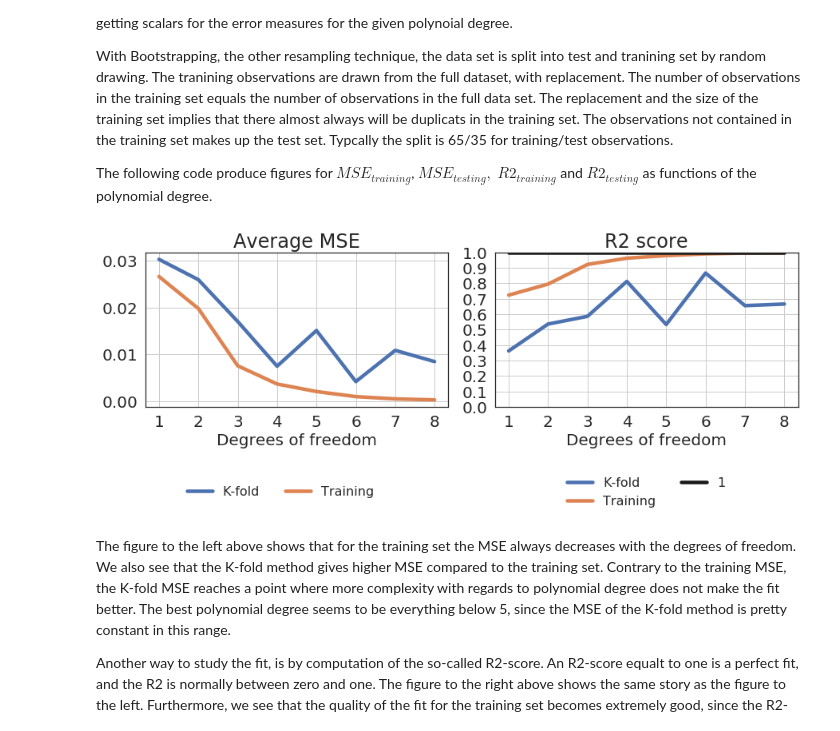
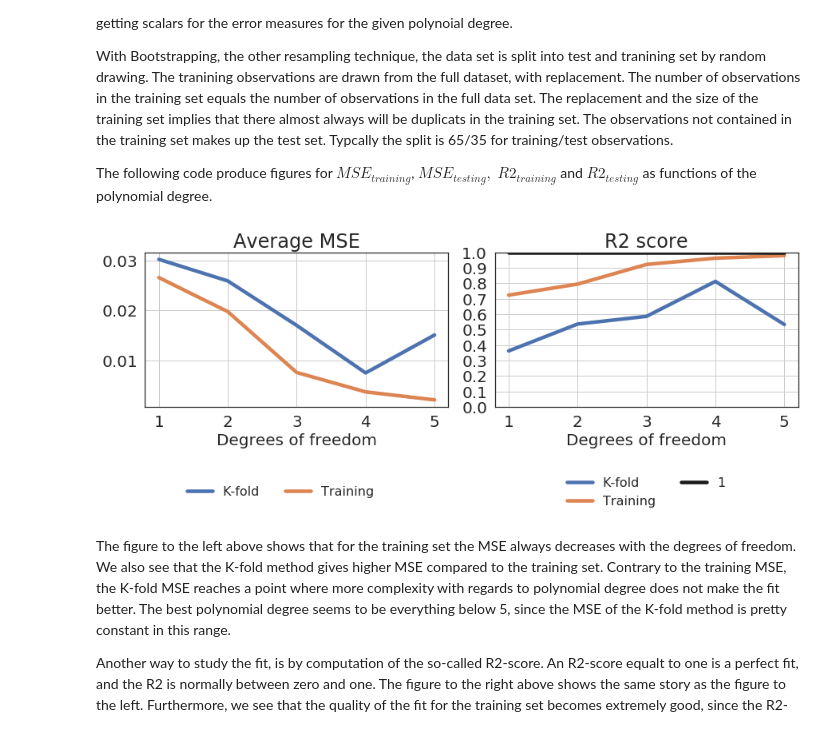
Before and after one commit to kaaja/ADAML, a Jupyter notebook: m1/m1Class.ipynb, the cells around one changed output. Drawn from its saved outputs; the diff is of its cells as text; code cells hidden in the pictures.

```diff
--- a/m1/m1Class.ipynb
+++ b/m1/m1Class.ipynb
@@ -29,6 +29,6 @@ def FrankeFunction(x,y):
     return term1 + term2 + term3 + term4
 
 tst1 = Problem(xPlot, yPlot, zPlot, trueFunction=FrankeFunction)
-maxDegree=8
+maxDegree=5
 tst1.lsKfold(maxDegree=maxDegree)
 #tst1.varBeta()
@@ -64,9 +46,9 @@ With Bootstrapping, the other resampling technique, the data set is split into t
 The following code produce figures for $MSE_{training}$,  $MSE_{testing},\; R2_{training}$ and $R2_{testing}$ as functions of the polynomial degree.
 # %%
 lastDegree = maxDegree
-tst1.mseFigures(lastDegree=lastDegree)
+terrain.mseFigures(lastDegree=lastDegree)
 # %% [output]
-[figure, old version]
+[figure, new version]
 # %% [markdown]
 The figure to the left above shows that for the training set the MSE always decreases with the degrees of freedom. We also see that the K-fold method gives higher MSE compared to the training set. Contrary to the training MSE, the K-fold MSE reaches a point where more complexity with regards to polynomial degree does not make the fit better. The best polynomial degree seems to be everything below 5, since the MSE of the K-fold method is pretty constant in this range. <br>
 
```
Also changed, not shown: parts of 17 cells of this notebook, 1 other file.
